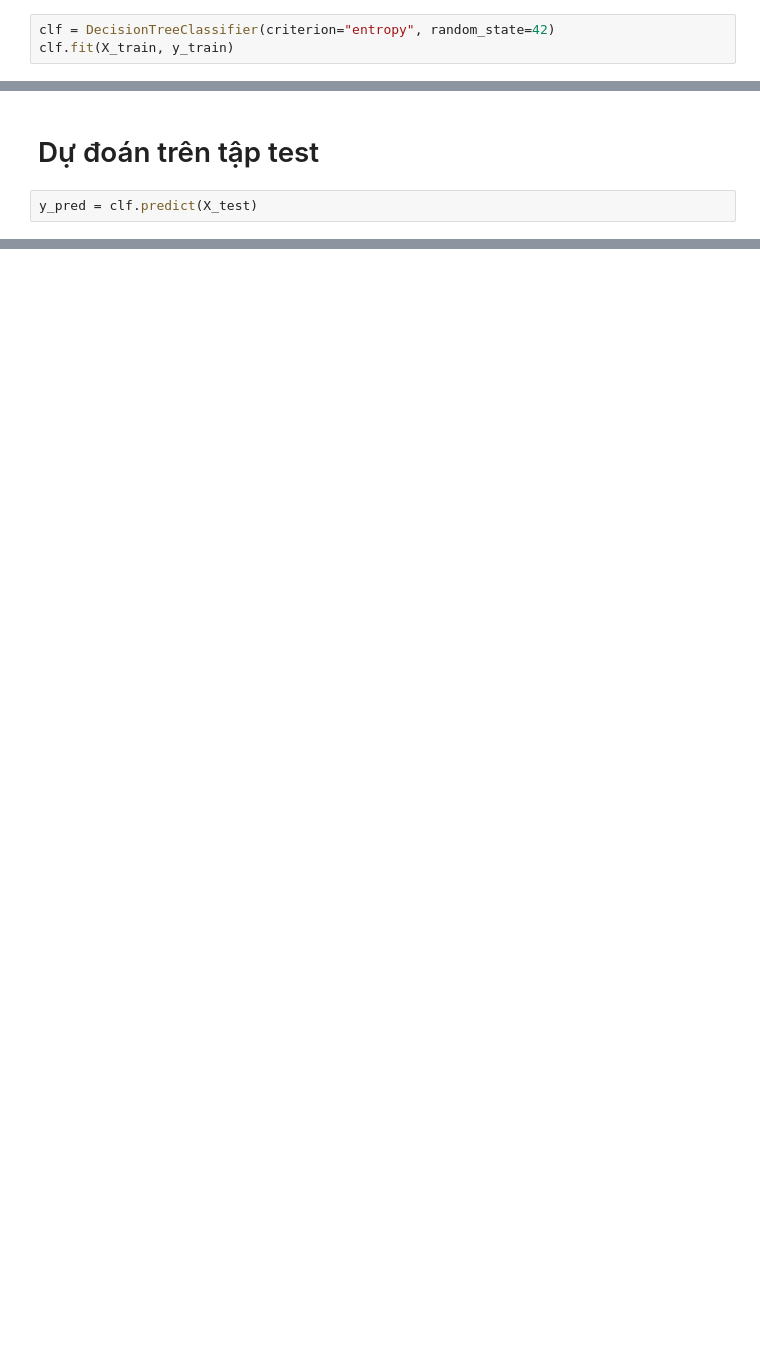
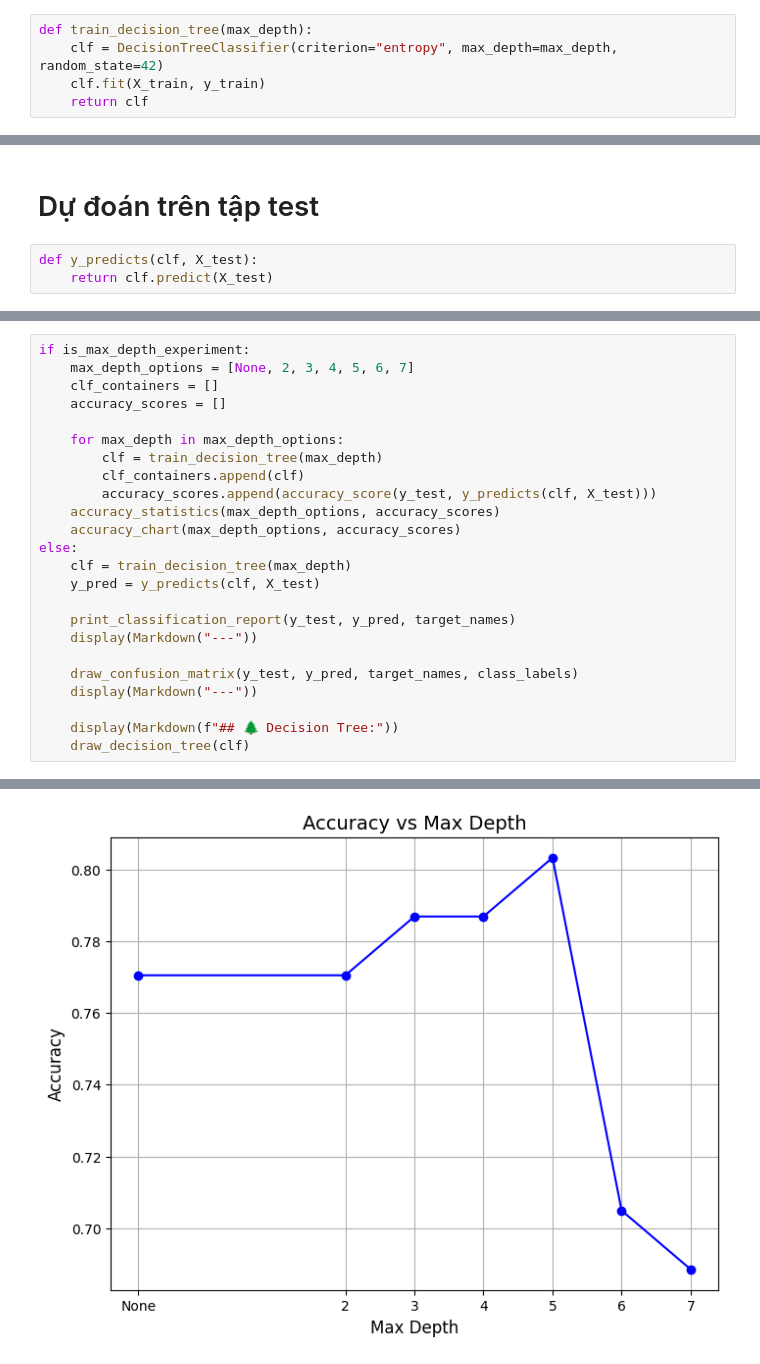
Before and after one commit to huynhgiaau2112005/Project-2-AI---Decision-Tree, a Jupyter notebook: UCI Heart Disease.ipynb, the cells around one changed output, grey strips where cells are left out. Drawn from its saved outputs; the diff is of its cells as text; blank space fills up the shorter version.

```diff
--- a/UCI Heart Disease.ipynb
+++ b/UCI Heart Disease.ipynb
@@ -44,5 +50,7 @@ Pick a proportion (1-4): # 1
 # %% [markdown]
 # Huấn luyện Decision Tree (dùng information gain → criterion="entropy")
 # %%
-clf = DecisionTreeClassifier(criterion="entropy", random_state=42)
-clf.fit(X_train, y_train)
+def train_decision_tree(max_depth):
+    clf = DecisionTreeClassifier(criterion="entropy", max_depth=max_depth, random_state=42)
+    clf.fit(X_train, y_train)
+    return clf
@@ -51,5 +57,6 @@ DecisionTreeClassifier(criterion='entropy', random_state=42)
 # %% [markdown]
 # Dự đoán trên tập test
-# %%
-y_pred = clf.predict(X_test)
+# %%
+def y_predicts(clf, X_test):
+    return clf.predict(X_test)
 # %% [markdown]
@@ -115,0 +163,25 @@ display(graph)  # hoạt động ngon lành trong Jupyter
+# %%
+if is_max_depth_experiment:
+    max_depth_options = [None, 2, 3, 4, 5, 6, 7]
+    clf_containers = []
+    accuracy_scores = []
+
+    for max_depth in max_depth_options:
+        clf = train_decision_tree(max_depth)
+        clf_containers.append(clf)
+        accuracy_scores.append(accuracy_score(y_test, y_predicts(clf, X_test)))
+    accuracy_statistics(max_depth_options, accuracy_scores)
+    accuracy_chart(max_depth_options, accuracy_scores)
+else:
+    clf = train_decision_tree(max_depth)
+    y_pred = y_predicts(clf, X_test)
+
+    print_classification_report(y_test, y_pred, target_names)
+    display(Markdown("---"))
+
+    draw_confusion_matrix(y_test, y_pred, target_names, class_labels)
+    display(Markdown("---"))
+
+    display(Markdown(f"## 🌲 Decision Tree:"))
+    draw_decision_tree(clf)
+# %% [output]
@@ -115,0 +190 @@ display(graph)  # hoạt động ngon lành trong Jupyter
+[figure, added]
```
Also changed, not shown: parts of 15 cells of this notebook, 2 other files.
